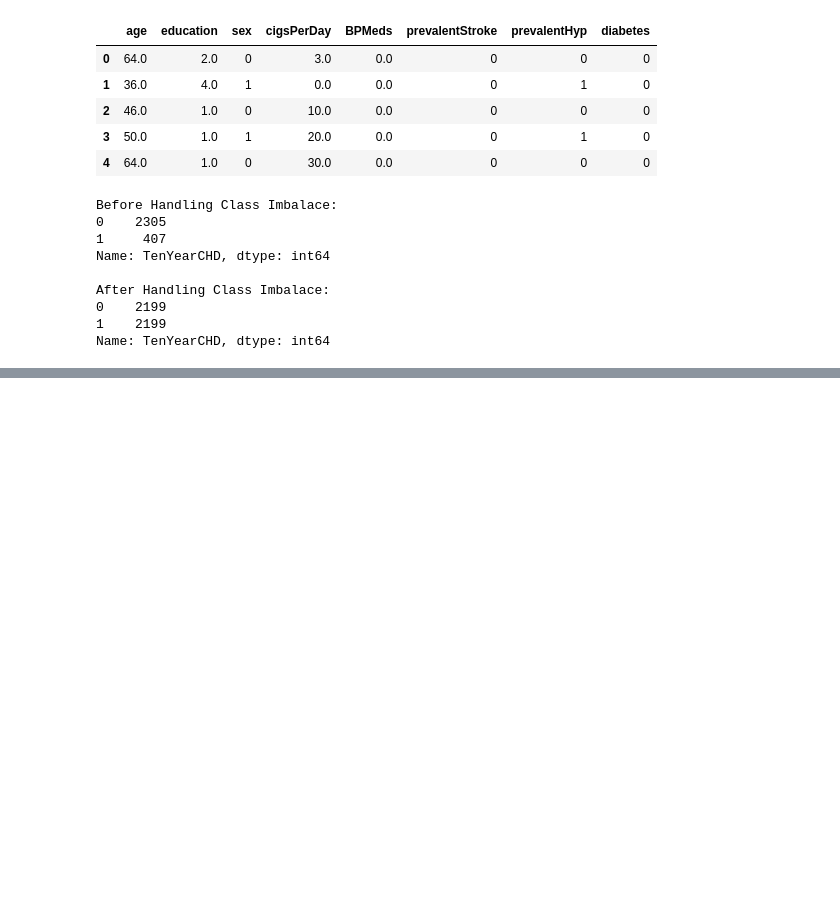
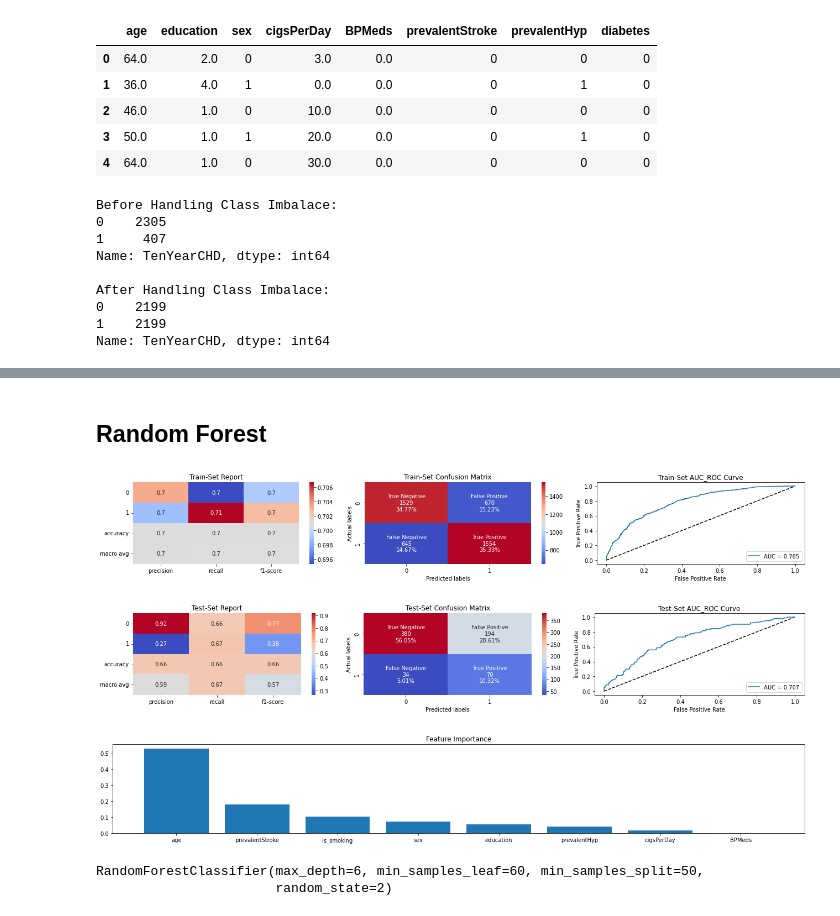
Before and after one commit to Sarath-Haridas/Capstone_Project_3_Cardiovascular_Risk_prediction, a Jupyter notebook: Work_in_progress_Cardiovascular_Risk_Prediction_.ipynb, the cells around one changed output, grey strips where cells are left out. Cells and saved outputs as stored; diff of their text form; code cells hidden in the pictures; blank space fills up the shorter version.

```diff
--- a/Work_in_progress_Cardiovascular_Risk_Prediction_.ipynb
+++ b/Work_in_progress_Cardiovascular_Risk_Prediction_.ipynb
@@ -744,0 +778,24 @@ LogisticRegression(max_iter=10000)
+# %% [markdown]
+## <b> Random Forest
+# %%
+# Fitting Random Forest Classifier
+clf = RandomForestClassifier(random_state=2)
+
+# HYperparameter Grid
+grid = {'n_estimators' : [100,150,200],
+        'max_depth' : [4,6,8],
+        'min_samples_split' : [50,80,110],
+        'min_samples_leaf' : [46,60]}
+
+# GridSearch to find the best parameters
+rf = GridSearchCV(clf, param_grid = grid, scoring = scoring, cv=5)
+rf.fit(X_smote, y_smote)
+
+# Analysing the model with best set of parametes
+analyse_model(rf.best_estimator_, X_smote, X_test_scaled, y_smote, y_test)
+# %% [output]
+[figure, added]
+[figure, added]
+[figure, added]
+RandomForestClassifier(max_depth=6, min_samples_leaf=60, min_samples_split=50,
+                       random_state=2)
```
Also changed, not shown: parts of 18 cells of this notebook.
